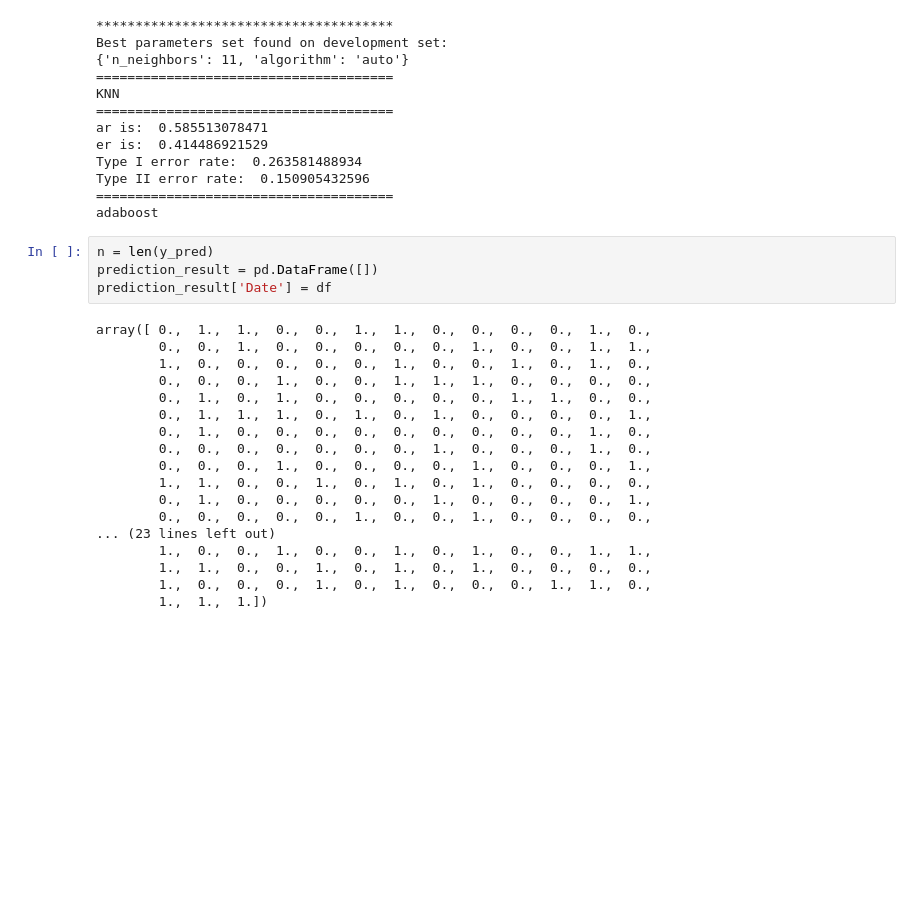
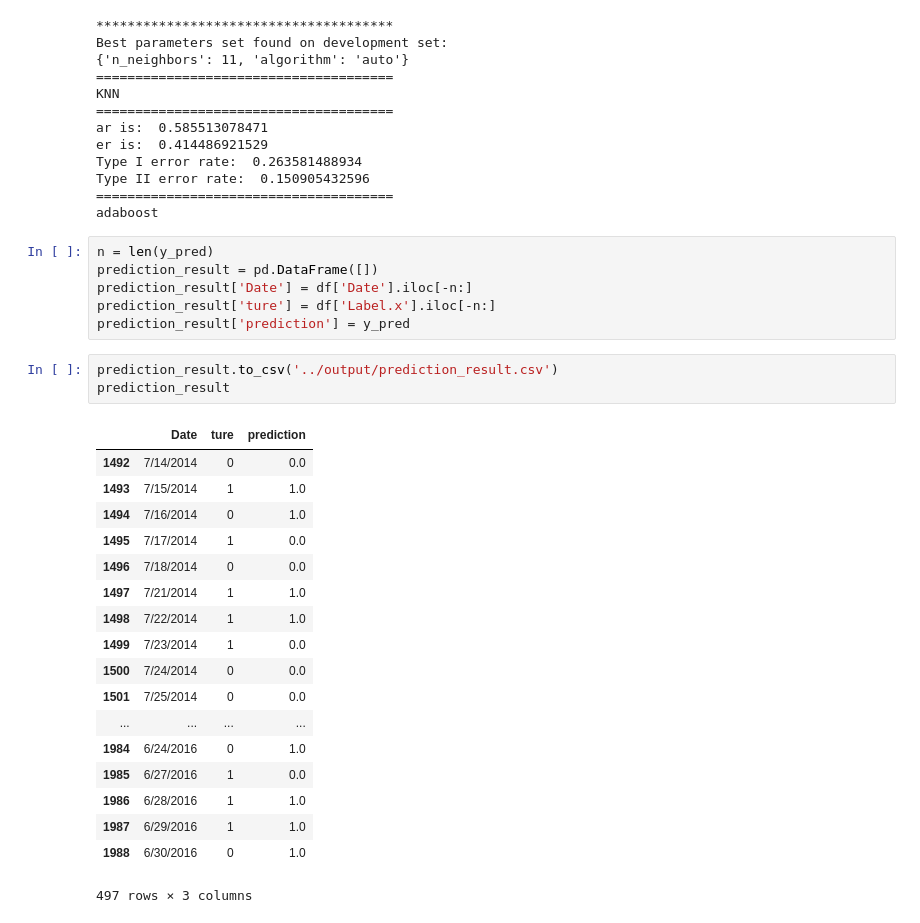
Before and after one commit to TZstatsADS/Fall2016-proj5-grp13, a Jupyter notebook: lib/main.ipynb, the cells around one changed output. Cells and saved outputs as stored; diff of their text form; blank space fills up the shorter version.

```diff
--- a/lib/main.ipynb
+++ b/lib/main.ipynb
@@ -366,22 +366,28 @@ adaboost
 # %%
 n = len(y_pred)
 prediction_result = pd.DataFrame([])
-prediction_result['Date'] = df
+prediction_result['Date'] = df['Date'].iloc[-n:]
+prediction_result['ture'] = df['Label.x'].iloc[-n:]
+prediction_result['prediction'] = y_pred
-# %% [output]
-array([ 0.,  1.,  1.,  0.,  0.,  1.,  1.,  0.,  0.,  0.,  0.,  1.,  0.,
-        0.,  0.,  1.,  0.,  0.,  0.,  0.,  0.,  1.,  0.,  0.,  1.,  1.,
-        1.,  0.,  0.,  0.,  0.,  0.,  1.,  0.,  0.,  1.,  0.,  1.,  0.,
-        0.,  0.,  0.,  1.,  0.,  0.,  1.,  1.,  1.,  0.,  0.,  0.,  0.,
-        0.,  1.,  0.,  1.,  0.,  0.,  0.,  0.,  0.,  1.,  1.,  0.,  0.,
-        0.,  1.,  1.,  1.,  0.,  1.,  0.,  1.,  0.,  0.,  0.,  0.,  1.,
-        0.,  1.,  0.,  0.,  0.,  0.,  0.,  0.,  0.,  0.,  0.,  1.,  0.,
-        0.,  0.,  0.,  0.,  0.,  0.,  0.,  1.,  0.,  0.,  0.,  1.,  0.,
-        0.,  0.,  0.,  1.,  0.,  0.,  0.,  0.,  1.,  0.,  0.,  0.,  1.,
-        1.,  1.,  0.,  0.,  1.,  0.,  1.,  0.,  1.,  0.,  0.,  0.,  0.,
-        0.,  1.,  0.,  0.,  0.,  0.,  0.,  1.,  0.,  0.,  0.,  0.,  1.,
-        0.,  0.,  0.,  0.,  0.,  1.,  0.,  0.,  1.,  0.,  0.,  0.,  0.,
-... (23 lines left out)
-        1.,  0.,  0.,  1.,  0.,  0.,  1.,  0.,  1.,  0.,  0.,  1.,  1.,
-        1.,  1.,  0.,  0.,  1.,  0.,  1.,  0.,  1.,  0.,  0.,  0.,  0.,
-        1.,  0.,  0.,  0.,  1.,  0.,  1.,  0.,  0.,  0.,  1.,  1.,  0.,
-        1.,  1.,  1.])
+# %%
+prediction_result.to_csv('../output/prediction_result.csv')
+prediction_result
+# %% [output]
+|  | Date | ture | prediction |
+| 1492 | 7/14/2014 | 0 | 0.0 |
+| 1493 | 7/15/2014 | 1 | 1.0 |
+| 1494 | 7/16/2014 | 0 | 1.0 |
+| 1495 | 7/17/2014 | 1 | 0.0 |
+| 1496 | 7/18/2014 | 0 | 0.0 |
+| 1497 | 7/21/2014 | 1 | 1.0 |
+| 1498 | 7/22/2014 | 1 | 1.0 |
+| 1499 | 7/23/2014 | 1 | 0.0 |
+| 1500 | 7/24/2014 | 0 | 0.0 |
+| 1501 | 7/25/2014 | 0 | 0.0 |
+| ... | ... | ... | ... |
+| 1984 | 6/24/2016 | 0 | 1.0 |
+| 1985 | 6/27/2016 | 1 | 0.0 |
+| 1986 | 6/28/2016 | 1 | 1.0 |
+| 1987 | 6/29/2016 | 1 | 1.0 |
+| 1988 | 6/30/2016 | 0 | 1.0 |
+497 rows × 3 columns
```
